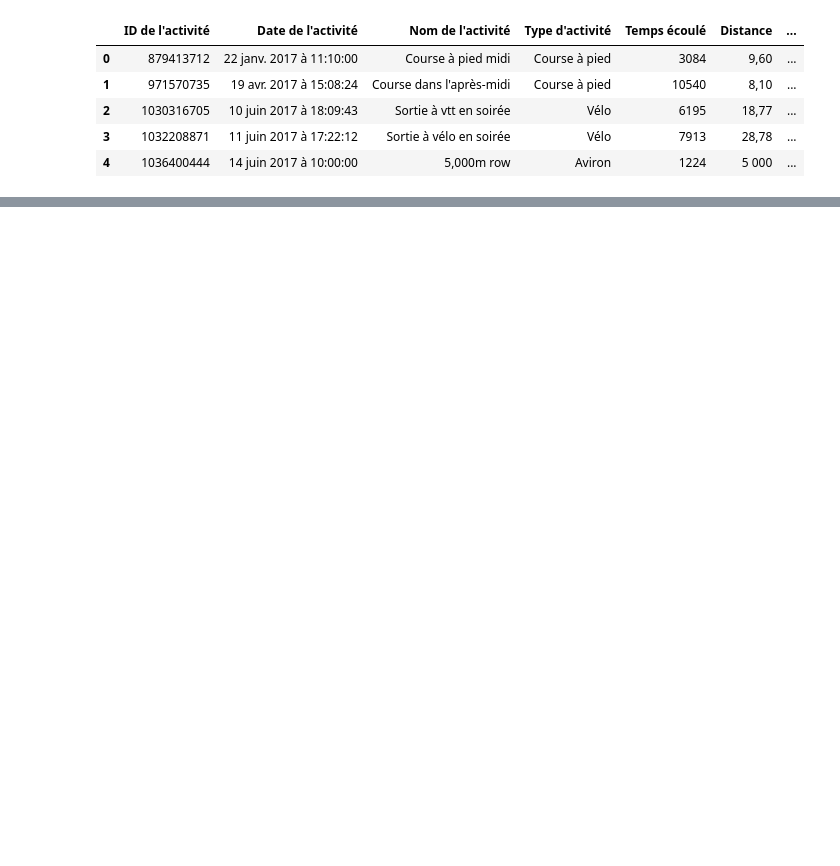
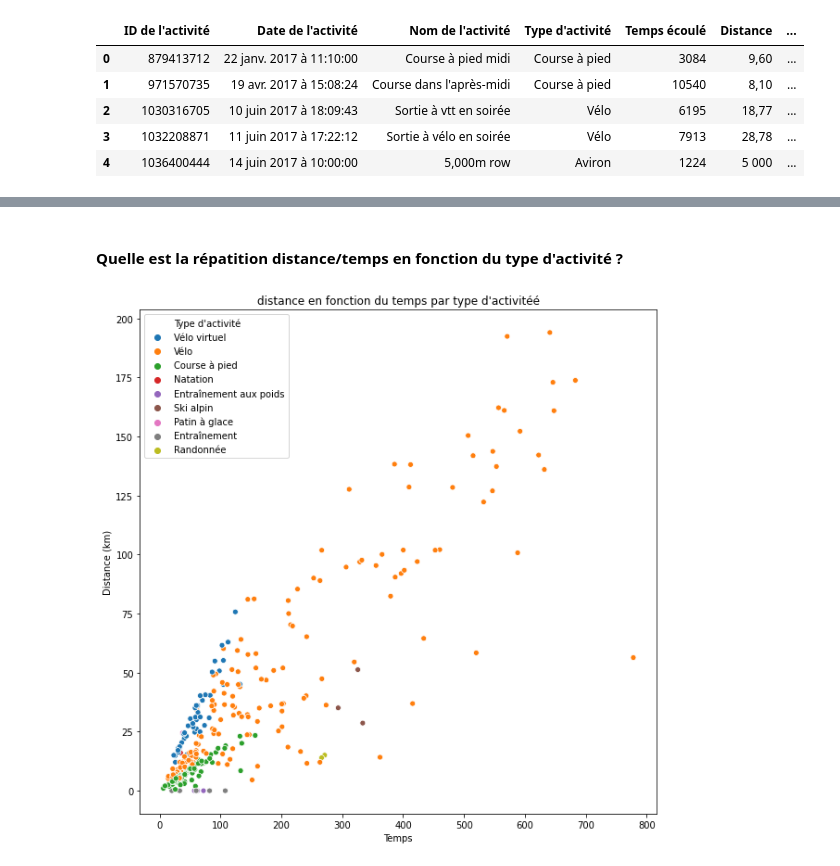
Before and after one commit to Ulysse3311/My-2020-in-sport, a Jupyter notebook: 2020 in sport Notebook.ipynb, the cells around one changed output, grey strips where cells are left out. Saved outputs shown, nothing was run; the diff lists cells and outputs as text; code cells hidden in the pictures; blank space fills up the shorter version.

```diff
--- a/2020 in sport Notebook.ipynb
+++ b/2020 in sport Notebook.ipynb
@@ -101,0 +123,10 @@ sns.barplot(df2020["Type d'activité"].value_counts().index,
+# %% [markdown]
+#### Quelle est la répatition distance/temps en fonction du type d'activité ?
+# %%
+plt.figure(figsize=(10,10))
+sns.scatterplot(data=df2020,x="Temps écoulé",y="Distance",hue="Type d'activité")
+plt.title("distance en fonction du temps par type d'activitéé")
+plt.ylabel("Distance (km)")
+plt.xlabel("Temps");
+# %% [output]
+[figure, added]
```
Also changed, not shown: parts of 17 cells of this notebook.
